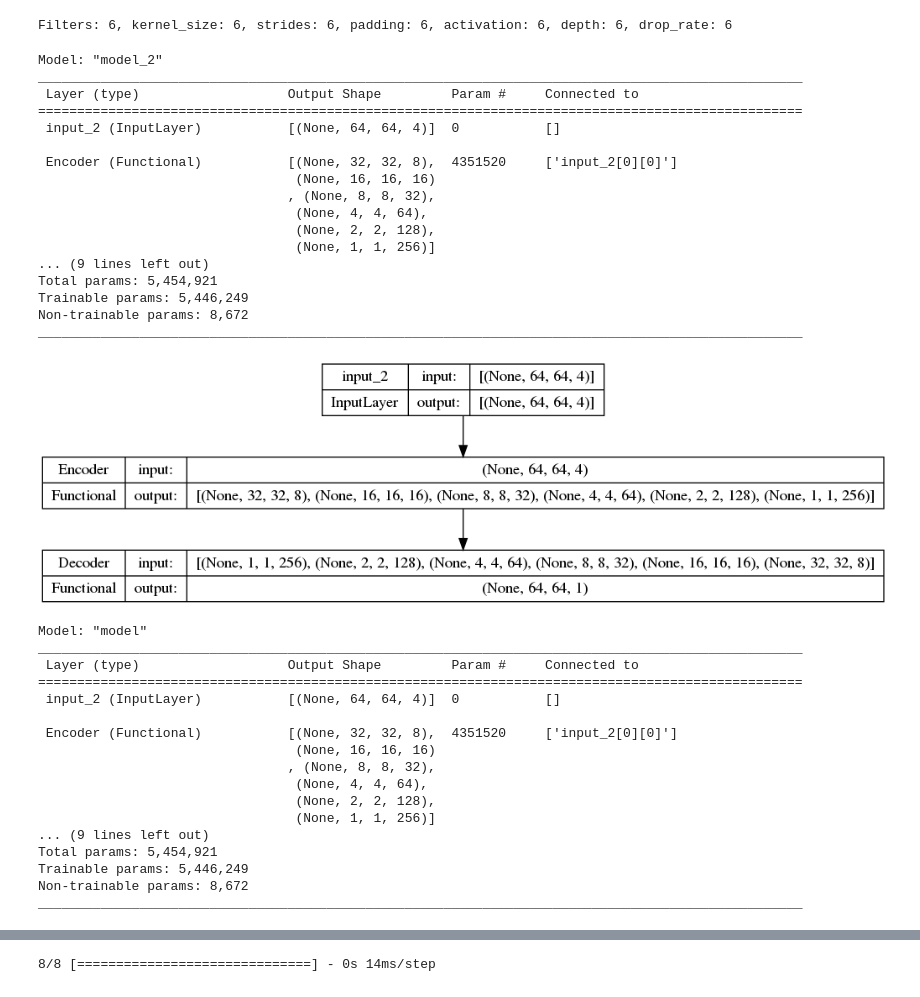
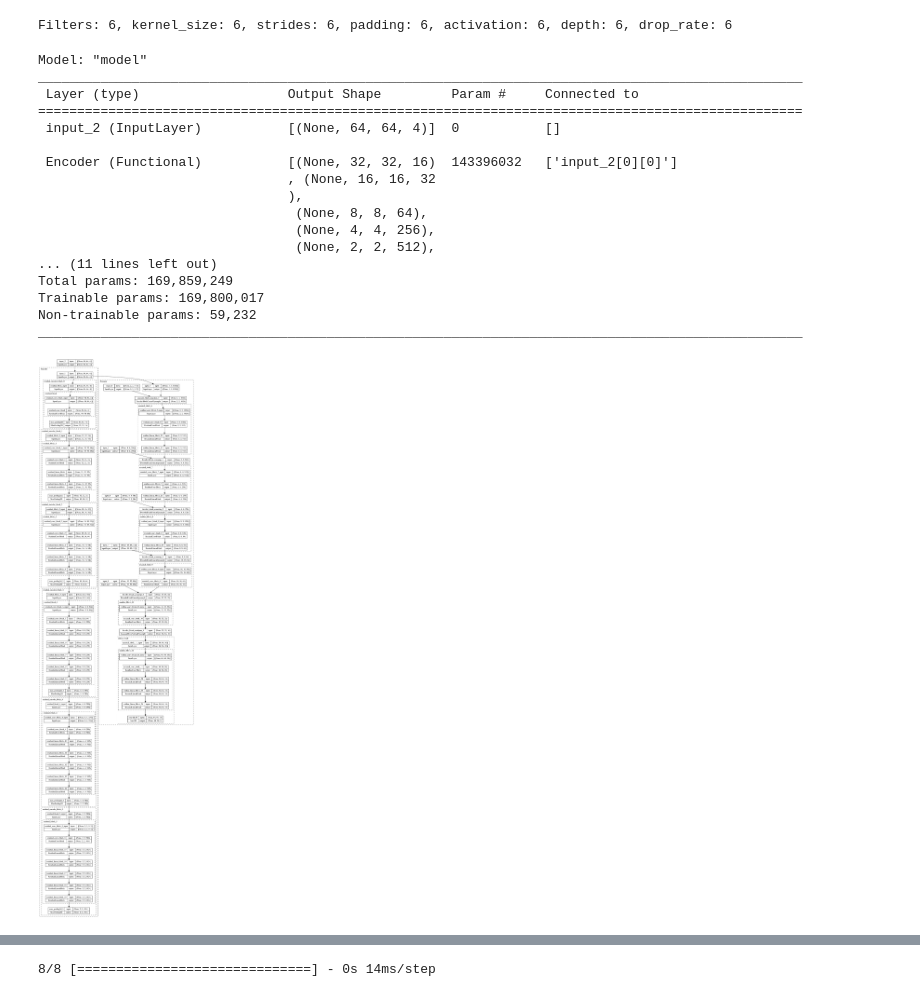
Before and after one commit to Tottowich/AppliedDL-project, a Jupyter notebook: project_nb.ipynb, the cells around one changed output, grey strips where cells are left out. Cells and saved outputs as stored; diff of their text form; code cells hidden in the pictures.

Commit message:
Working on large model

```diff
--- a/project_nb.ipynb
+++ b/project_nb.ipynb
@@ -80,9 +76,9 @@ Your GPU will likely run quickly with dtype policy mixed_float16 as it has compu
 ## Training initialization
 # %%
 array_labels = ['t1', 't1ce', 't2', 'flair', 'mask']
-model_name = "unet"
+model_name = "unet_big"
 model_dir, figure_path, checkpoint_path = create_dirs(model_name)
-batch_size = 8
+batch_size = 32
 epochs = 20
 augment = True
 # %%
@@ -111,19 +117,19 @@ gen_test = DataGeneratorAugmented(data_path=gen_dir + 'testing',
 # %%
 input_shape = (64,64,len(array_labels)-1)
 num_classes = 1 # Number of classes is equal to the number of channels in the output
-filters = [8,16,32,64,128,256]
+filters = [16,32,64,256, 512,1024]#,128,256]
 kernel_size = 3
 strides = 1
 padding = "same"
 activation = "relu"
-drop_rate_encoder = [0.01, 0.2, 0.2, 0.1, 0]
+drop_rate_encoder = [0.0]
 drop_rate_decoder = [0.0,0.0,0]
-depth_encoder = [1,1,2,3]#[3,3,4,5]
-depth_decoder = [2,1,1,0]#[3,2,1,1,0]
-output_depth = 2
+depth_encoder = [1,3,4,6]#[3,3,4,5]
+depth_decoder = [3,2,2,1]#[3,2,1,1,0]
+output_depth = 4
 output_activation = "sigmoid"
 
-loss = FocalDiceLoss(w_focal=2.0, w_dice=0.5)
+loss = FocalDiceLoss(w_focal=0.8, w_dice=0.2, gamma=4.0)
 optimizer = Adam(learning_rate=1e-3)
 # %%
 unet = build_unet(
@@ -140,55 +146,35 @@ unet = build_unet(
             drop_rate_decoder=drop_rate_decoder,
             output_depth=output_depth,
             output_activation=output_activation,
-            decoder_type="add",
+            decoder_type="concat",
             upsample_type="bilinear",
         )
 # %% [output]
 Filters: 6, kernel_size: 6, strides: 6, padding: 6, activation: 6, depth: 6, drop_rate: 6
 # %%
-keras.models.Model(inputs=unet.inputs, outputs=unet.outputs).summary()
+unet.summary()
 # %% [output]
-Model: "model_2"
+Model: "model"
 __________________________________________________________________________________________________
  Layer (type)                   Output Shape         Param #     Connected to
 ==================================================================================================
  input_2 (InputLayer)           [(None, 64, 64, 4)]  0           []
 
- Encoder (Functional)           [(None, 32, 32, 8),  4351520     ['input_2[0][0]']
-                                 (None, 16, 16, 16)
-                                , (None, 8, 8, 32),
-                                 (None, 4, 4, 64),
-                                 (None, 2, 2, 128),
-                                 (None, 1, 1, 256)]
-... (9 lines left out)
-Total params: 5,454,921
-Trainable params: 5,446,249
-Non-trainable params: 8,672
+ Encoder (Functional)           [(None, 32, 32, 16)  143396032   ['input_2[0][0]']
+                                , (None, 16, 16, 32
+                                ),
+                                 (None, 8, 8, 64),
+                                 (None, 4, 4, 256),
+                                 (None, 2, 2, 512),
+... (11 lines left out)
+Total params: 169,859,249
+Trainable params: 169,800,017
+Non-trainable params: 59,232
 __________________________________________________________________________________________________
 # %%
-plot_model(unet, to_file=os.path.join(figure_path, "unet.png"), show_shapes=True, show_layer_names=True)
+plot_model(unet, to_file=os.path.join(figure_path, "unet.png"), show_shapes=True, show_layer_names=True,expand_nested=True)
 # %% [output]
-[figure, old version]
+[figure, new version]
-# %%
-unet.summary()
-# %% [output]
-Model: "model"
-__________________________________________________________________________________________________
- Layer (type)                   Output Shape         Param #     Connected to
-==================================================================================================
- input_2 (InputLayer)           [(None, 64, 64, 4)]  0           []
-
- Encoder (Functional)           [(None, 32, 32, 8),  4351520     ['input_2[0][0]']
-                                 (None, 16, 16, 16)
-                                , (None, 8, 8, 32),
-                                 (None, 4, 4, 64),
-                                 (None, 2, 2, 128),
-                                 (None, 1, 1, 256)]
-... (9 lines left out)
-Total params: 5,454,921
-Trainable params: 5,446,249
-Non-trainable params: 8,672
-__________________________________________________________________________________________________
 # %%
 early_stopping = EarlyStopping(monitor='val_loss', patience=5, verbose=1, mode='min', restore_best_weights=True)
 reduce_lr = ReduceLROnPlateau(monitor='val_loss', factor=0.5, patience=2, verbose=1, mode='min')
```
Also changed, not shown: parts of 18 cells of this notebook, 28 other files.
